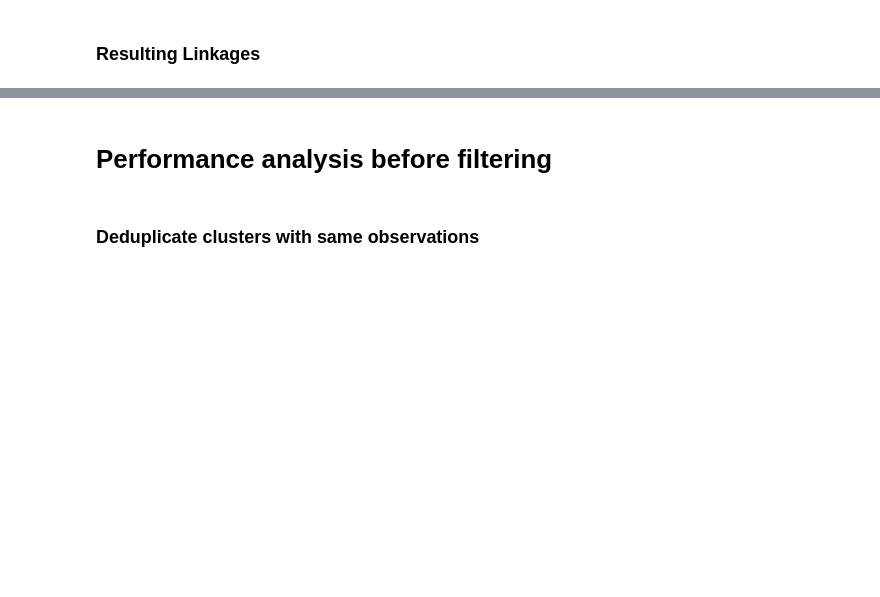
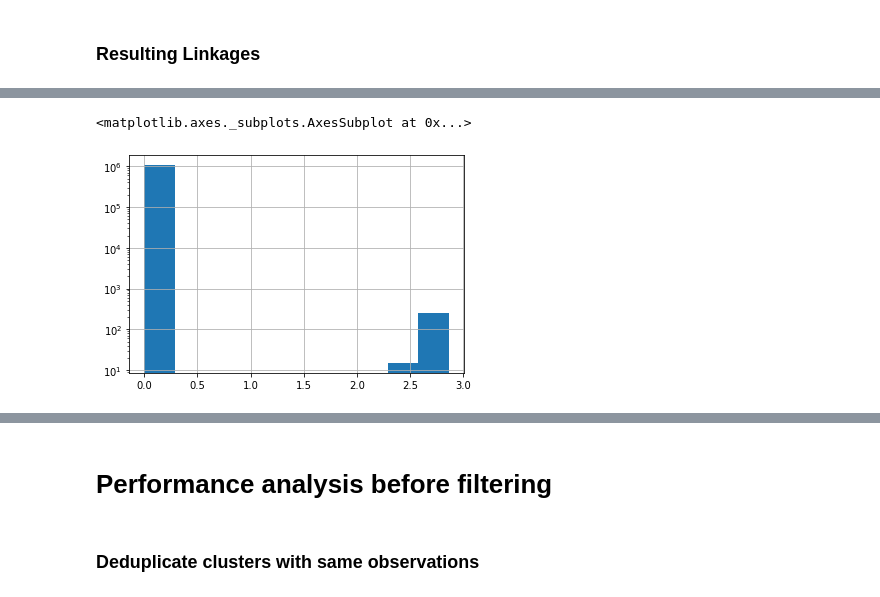
Before and after one commit to lsst-dm/heliolinc2, a Jupyter notebook: LSST_HelioLinC2_end_to_end_test_meanstate.ipynb, the cells around one changed output, grey strips where cells are left out. Saved outputs shown, nothing was run; the diff lists cells and outputs as text; code cells hidden in the pictures; blank space fills up the shorter version.

```diff
--- a/LSST_HelioLinC2_end_to_end_test_meanstate.ipynb
+++ b/LSST_HelioLinC2_end_to_end_test_meanstate.ipynb
@@ -219,0 +220,5 @@ clustered_observations.head()
+# %%
+clustered_observations.var_pos.hist(log=True)
+# %% [output]
+<matplotlib.axes._subplots.AxesSubplot at 0x...>
+[figure, added]
```
Also changed, not shown: parts of 22 cells of this notebook, 6 other files.
